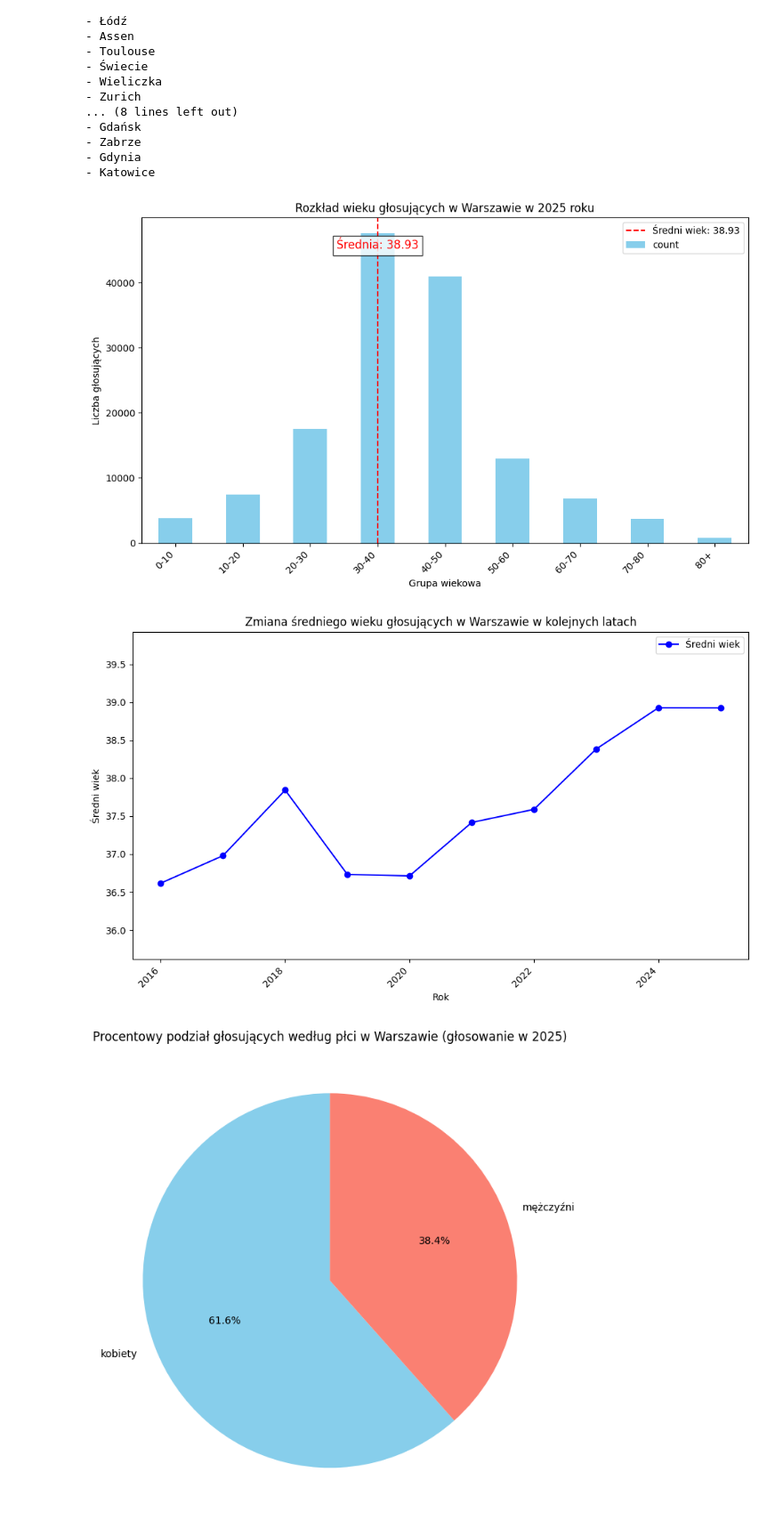
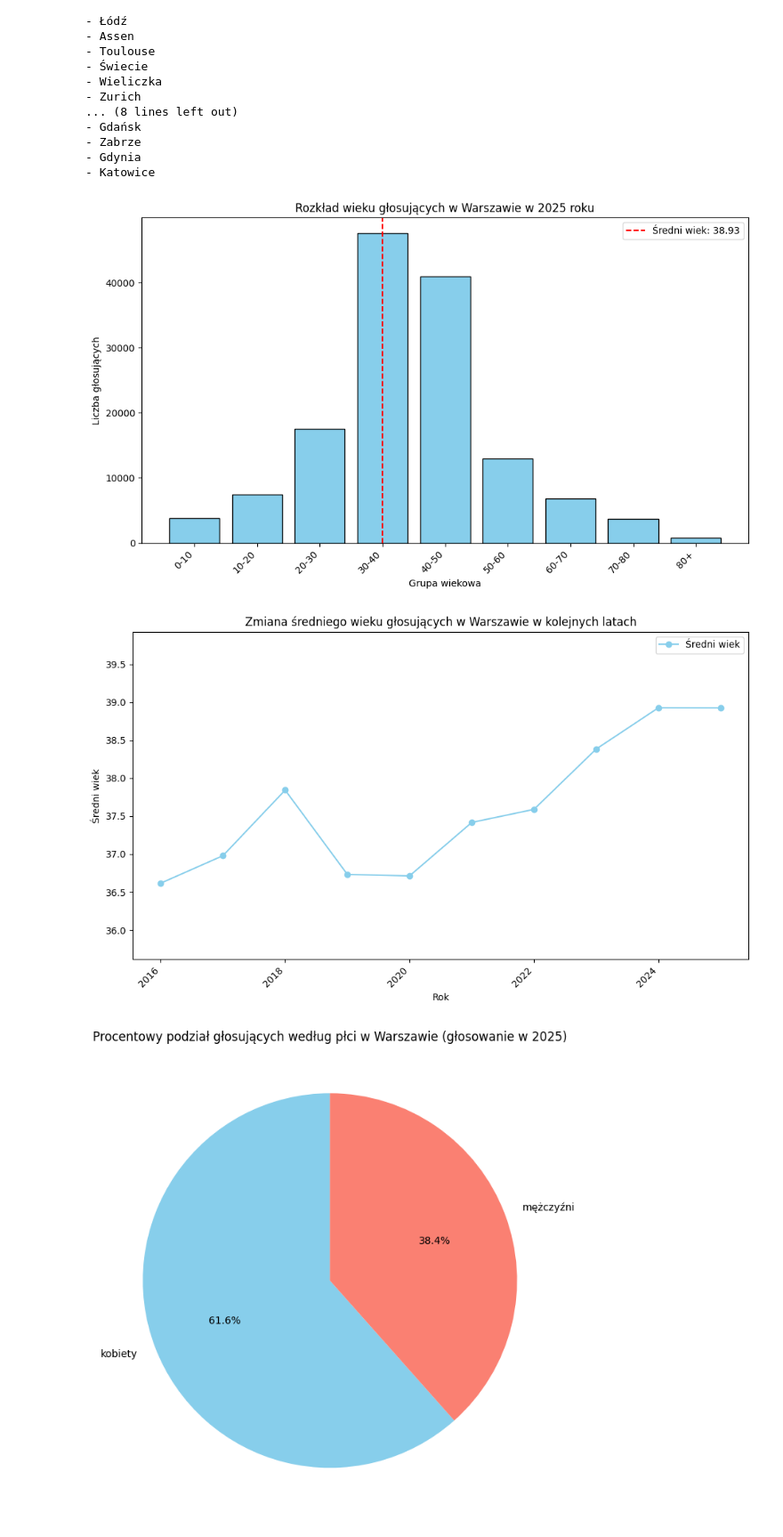
Before and after one commit to pabulib/pabulib_process_data, a Jupyter notebook: src/analytics/wwa_2026_statistics.ipynb, the cells around one changed output. Shown at 89% size. Cells and saved outputs as stored; diff of their text form; code cells hidden in the pictures.

```diff
--- a/src/analytics/wwa_2026_statistics.ipynb
+++ b/src/analytics/wwa_2026_statistics.ipynb
@@ -294,7 +294,7 @@ files_per_year_sorted
 # %%
 warszawa_submitted_projects = {
     # Source: https://warszawa.eska.pl/budzet-obywatelski-w-warszawie-ile-projektow-zlozyli-mieszkancy-aa-3ZNg-1Y6f-QTC8.html
-    "2016": 2649,
+    2016: 2649,
     2017: 2782,
     2018: 2433,
     2019: 2166,
@@ -737,44 +771,44 @@ votes_df["age_group"] = pd.cut(votes_df["age"], bins=bins, labels=labels, right=
 # Liczba głosujących w poszczególnych grupach wiekowych
 age_group_counts = votes_df["age_group"].value_counts().sort_index()
 
 # Obliczanie średniego wieku
 average_age = votes_df["age"].mean()
 
 # Rysowanie wykresu
 plt.figure(figsize=(10, 6))
-age_group_counts.plot(kind="bar", color="skyblue")
+plt.bar(age_group_counts.index, age_group_counts.values, color="skyblue", edgecolor="black")
 plt.title("Rozkład wieku głosujących w Warszawie w 2025 roku")
 plt.xlabel("Grupa wiekowa")
 plt.ylabel("Liczba głosujących")
 
 # Dodanie przerywanej czerwonej linii z średnim wiekiem
 plt.axvline(
     x=average_age // 10,  # Określamy, gdzie dodać linię (w odpowiednim przedziale)
     color="red",
     linestyle="--",
     label=f"Średni wiek: {average_age:.2f}",
 )
 
 # Dodanie tekstu na wykresie z wartością średniego wieku
-plt.text(
-    average_age // 10,
-    max(age_group_counts) * 0.95,
-    f"Średnia: {average_age:.2f}",
-    color="red",
-    fontsize=12,
-    ha="center",
-    bbox=dict(facecolor="white", alpha=0.8),
-)
+# plt.text(
+#     average_age // 10,
+#     max(age_group_counts) * 0.95,
+#     f"Średnia: {average_age:.2f}",
+#     color="red",
+#     fontsize=12,
+#     ha="center",
+#     bbox=dict(facecolor="white", alpha=0.8),
+# )
 
 # Obracanie etykiet na osi X, żeby były czytelne
 plt.xticks(rotation=45, ha="right")
 plt.legend()
 plt.tight_layout()
 
 # Pokazanie wykresu
 plt.show()
 # %% [output]
-[figure, old version]
+[figure, new version]
 # %%
 # Słownik do przechowywania wieku głosujących dla każdego roku
 ages_by_year = defaultdict(list)
@@ -799,7 +833,14 @@ average_ages = {year: sum(ages) / len(ages) if ages else 0 for year, ages in age
 
 # Rysowanie wykresu zmiany średniego wieku w różnych latach
 plt.figure(figsize=(10, 6))
-plt.plot(list(average_ages.keys()), list(average_ages.values()), marker='o', color='blue', label='Średni wiek')
+
+
+# Posortowane lata i odpowiadające średnie wieki
+sorted_years = sorted(average_ages.keys())
+sorted_averages = [average_ages[year] for year in sorted_years]
+
+plt.plot(sorted_years, sorted_averages, marker='o', color='skyblue', label='Średni wiek')
+
 
 # Dostosowanie skali osi Y
 plt.ylim(min(average_ages.values()) - 1, max(average_ages.values()) + 1)  # Zmniejszamy zakres osi Y
@@ -815,7 +856,7 @@ plt.legend()
 plt.tight_layout()
 plt.show()
 # %% [output]
-[figure, old version]
+[figure, new version]
 # %%
 import matplotlib.pyplot as plt
 
```
Also changed, not shown: parts of 6 cells of this notebook.
